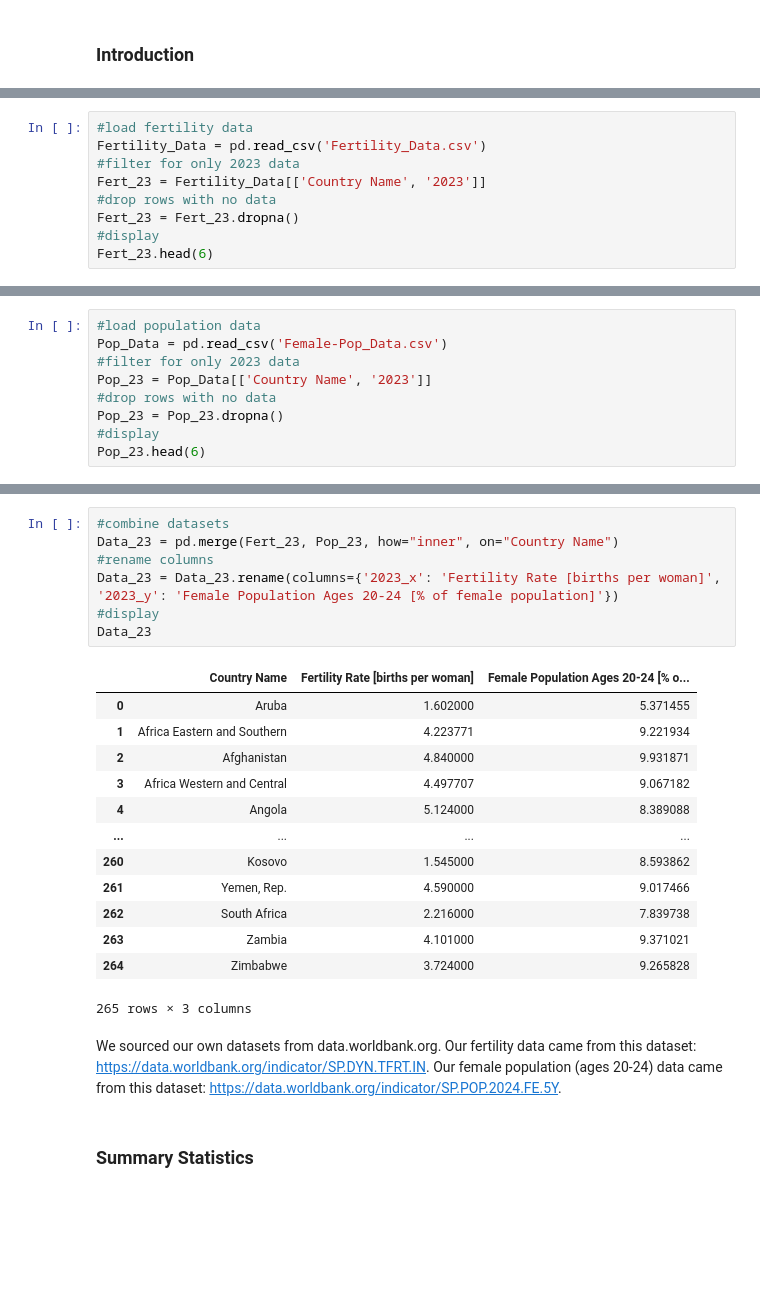
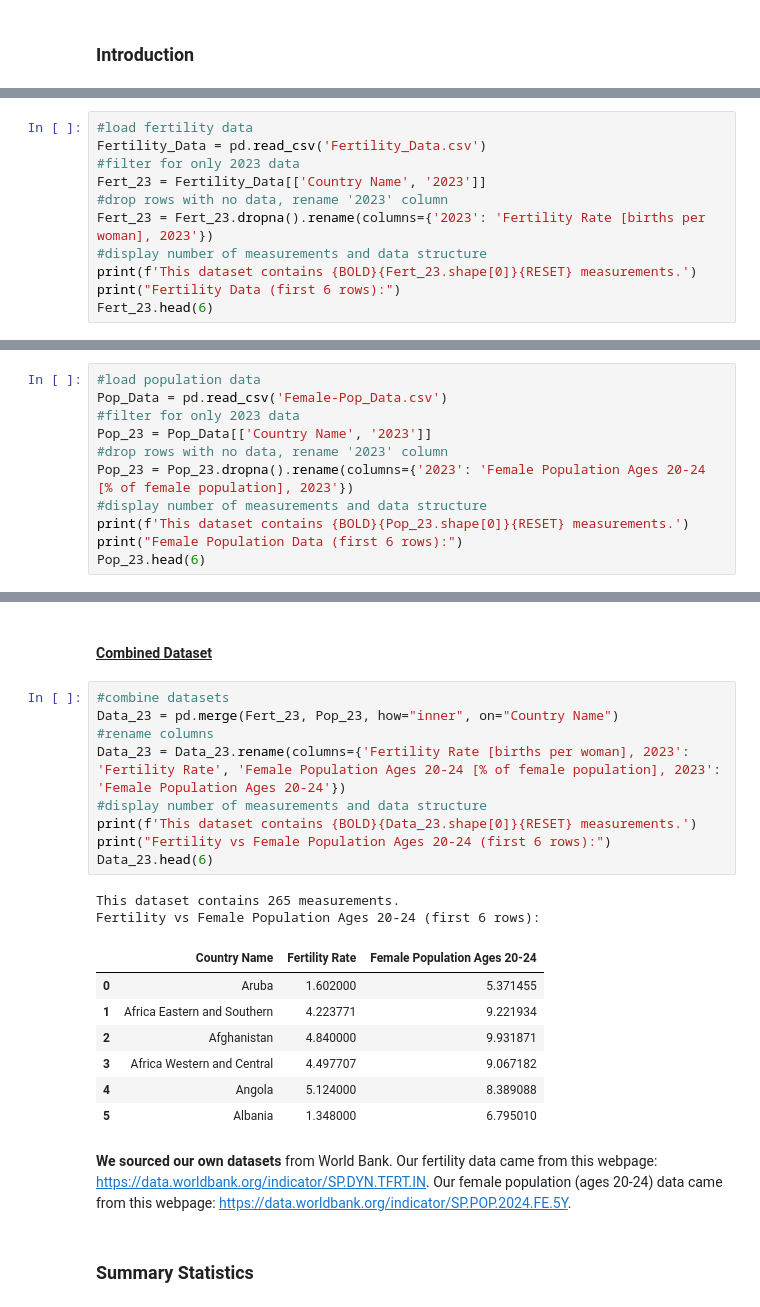
Before and after one commit to carmen4vega/CE93_Proj, a Jupyter notebook: Project_Notebook.ipynb, the cells around one changed output, grey strips where cells are left out. Drawn from its saved outputs; the diff is of its cells as text; blank space fills up the shorter version.

```diff
--- a/Project_Notebook.ipynb
+++ b/Project_Notebook.ipynb
@@ -28,8 +39,10 @@ type. Expand on potential associations (relationships between the datasets) you
 Fertility_Data = pd.read_csv('Fertility_Data.csv')
 #filter for only 2023 data
 Fert_23 = Fertility_Data[['Country Name', '2023']]
-#drop rows with no data
-Fert_23 = Fert_23.dropna()
-#display
+#drop rows with no data, rename '2023' column
+Fert_23 = Fert_23.dropna().rename(columns={'2023': 'Fertility Rate [births per woman], 2023'})
+#display number of measurements and data structure
+print(f'This dataset contains {BOLD}{Fert_23.shape[0]}{RESET} measurements.')
+print("Fertility Data (first 6 rows):")
 Fert_23.head(6)
 # %% [output]
@@ -45,8 +62,10 @@ Fert_23.head(6)
 Pop_Data = pd.read_csv('Female-Pop_Data.csv')
 #filter for only 2023 data
 Pop_23 = Pop_Data[['Country Name', '2023']]
-#drop rows with no data
-Pop_23 = Pop_23.dropna()
-#display
+#drop rows with no data, rename '2023' column
+Pop_23 = Pop_23.dropna().rename(columns={'2023': 'Female Population Ages 20-24 [% of female population], 2023'})
+#display number of measurements and data structure
+print(f'This dataset contains {BOLD}{Pop_23.shape[0]}{RESET} measurements.')
+print("Female Population Data (first 6 rows):")
 Pop_23.head(6)
 # %% [output]
@@ -57,28 +78,28 @@ Pop_23.head(6)
 | 3 | Africa Western and Central | 9.067182 |
 | 4 | Angola | 8.389088 |
 | 5 | Albania | 6.795010 |
+# %% [markdown]
+#### <u>Combined Dataset</u>
 # %%
 #combine datasets
 Data_23 = pd.merge(Fert_23, Pop_23, how="inner", on="Country Name")
 #rename columns
-Data_23 = Data_23.rename(columns={'2023_x': 'Fertility Rate [births per woman]', '2023_y': 'Female Population Ages 20-24 [% of female population]'})
-#display
-Data_23
+Data_23 = Data_23.rename(columns={'Fertility Rate [births per woman], 2023': 'Fertility Rate', 'Female Population Ages 20-24 [% of female population], 2023': 'Female Population Ages 20-24'})
+#display number of measurements and data structure
+print(f'This dataset contains {BOLD}{Data_23.shape[0]}{RESET} measurements.')
+print("Fertility vs Female Population Ages 20-24 (first 6 rows):")
+Data_23.head(6)
 # %% [output]
+This dataset contains 265 measurements.
+Fertility vs Female Population Ages 20-24 (first 6 rows):
-|  | Country Name | Fertility Rate [births per woman] | Female Population Ages 20-24 [% o... |
+|  | Country Name | Fertility Rate | Female Population Ages 20-24 |
 | 0 | Aruba | 1.602000 | 5.371455 |
 | 1 | Africa Eastern and Southern | 4.223771 | 9.221934 |
 | 2 | Afghanistan | 4.840000 | 9.931871 |
 | 3 | Africa Western and Central | 4.497707 | 9.067182 |
 | 4 | Angola | 5.124000 | 8.389088 |
-| ... | ... | ... | ... |
-| 260 | Kosovo | 1.545000 | 8.593862 |
-| 261 | Yemen, Rep. | 4.590000 | 9.017466 |
-| 262 | South Africa | 2.216000 | 7.839738 |
-| 263 | Zambia | 4.101000 | 9.371021 |
-| 264 | Zimbabwe | 3.724000 | 9.265828 |
+| 5 | Albania | 1.348000 | 6.795010 |
-265 rows × 3 columns
 # %% [markdown]
-We sourced our own datasets from data.worldbank.org. Our fertility data came from this dataset: https://data.worldbank.org/indicator/SP.DYN.TFRT.IN. Our female population (ages 20-24) data came from this dataset: https://data.worldbank.org/indicator/SP.POP.2024.FE.5Y.
+**We sourced our own datasets** from World Bank. Our fertility data came from this webpage: https://data.worldbank.org/indicator/SP.DYN.TFRT.IN. Our female population (ages 20-24) data came from this webpage: https://data.worldbank.org/indicator/SP.POP.2024.FE.5Y.
 # %% [markdown]
 ### **Summary Statistics**
```
Also changed, not shown: parts of 24 cells of this notebook, 1 other file.
